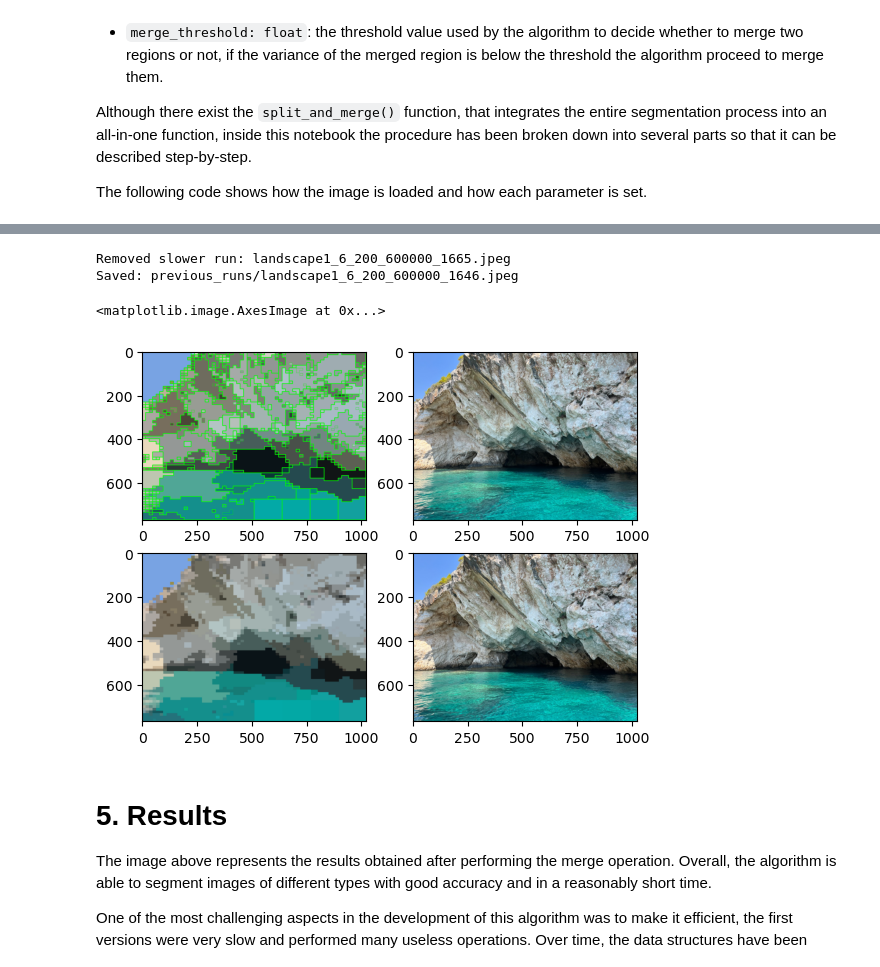
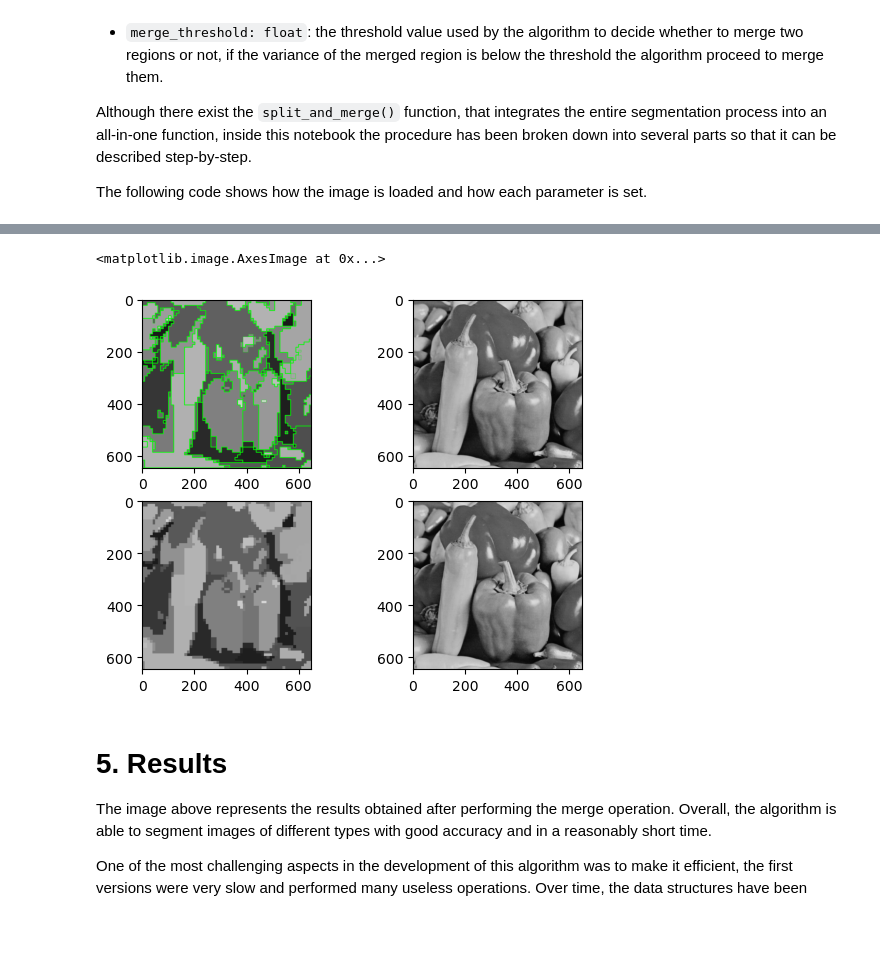
Before and after one commit to LucaPoda/split_and_merge, a Jupyter notebook: presentation.ipynb, the cells around one changed output, grey strips where cells are left out. Cells and saved outputs as stored; diff of their text form; code cells hidden in the pictures; blank space fills up the shorter version.

```diff
--- a/presentation.ipynb
+++ b/presentation.ipynb
@@ -92,3 +67,12 @@ merge_threshold = 600000 # 600000 - 2000000
+# %%
+# image_path = "images/landscape1.jpeg"
+image_path = "images/peperoni.png"
+
+input_image = cv2.imread(image_path)
+
+split_threshold = 200 # 200 - 300
+split_depth = 6 # 6 - 7
+merge_threshold = 1000000 # 600000 - 2000000
 # %% [markdown]
 # 3. Split phase
 The Split & Merge algorithm starts with the split phase. Its goal is to divide the original image into homogeneous subregions by recursively splitting a bigger region into four smaller subregions. During this process, every region is stored in a quad-tree data structure:
@@ -255,26 +260,24 @@ The final complexity of the merge algorithm is therefore $n^2\log(r)$.
 # %%
 start_time = time.time() # measuring the time needed to merge the regions (used for keeping track of previous runs)
 
 regions = merge(homogeneous_regions, threshold=merge_threshold)
 
 merge_time = time.time() - start_time
 
 # saving the image to the disk keeping track of the parameters used
 image_with_borders = visualize_regions_with_borders(input_image, regions)
 image_with_mean_color = visualize_regions_with_avg_color(input_image, regions)
 
-save_image(image_with_borders, image_path, split_depth, split_threshold, merge_threshold, split_time + merge_time)
+# save_image(image_with_borders, image_path, split_depth, split_threshold, merge_threshold, split_time + merge_time)
 
 f, axarr = plt.subplots(2,2)
 axarr[0, 0].imshow(cv2.cvtColor(image_with_borders, cv2.COLOR_BGR2RGB))
 axarr[0, 1].imshow(cv2.cvtColor(input_image, cv2.COLOR_BGR2RGB))
 axarr[1, 0].imshow(cv2.cvtColor(image_with_mean_color, cv2.COLOR_BGR2RGB))
 axarr[1, 1].imshow(cv2.cvtColor(input_image, cv2.COLOR_BGR2RGB))
 # %% [output]
-Removed slower run: landscape1_6_200_600000_1665.jpeg
-Saved: previous_runs/landscape1_6_200_600000_1646.jpeg
+<matplotlib.image.AxesImage at 0x...>
-<matplotlib.image.AxesImage at 0x...>
-[figure, old version]
+[figure, new version]
 # %% [markdown]
 # 5. Results
 The image above represents the results obtained after performing the merge operation. Overall, the algorithm is able to segment images of different types with good accuracy and in a reasonably short time.
```
Also changed, not shown: parts of 5 cells of this notebook, 6 other files.
